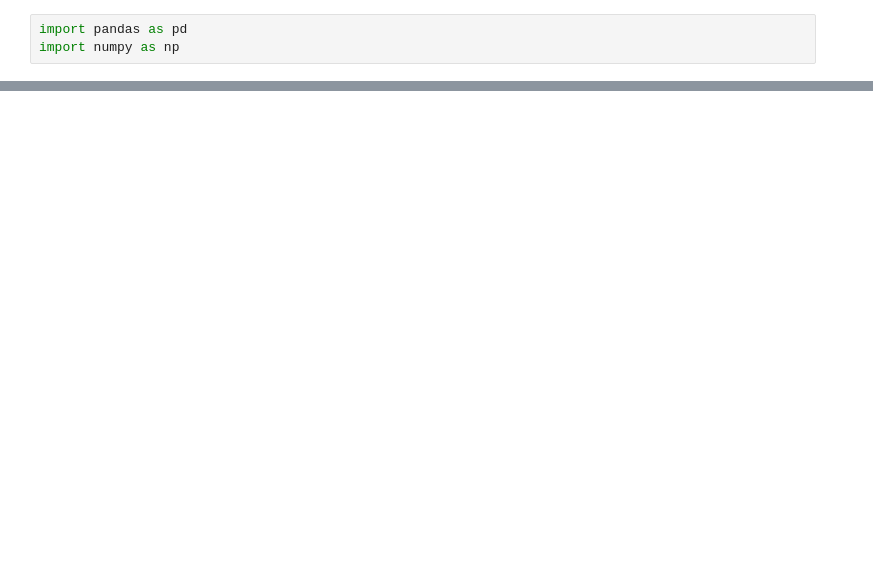
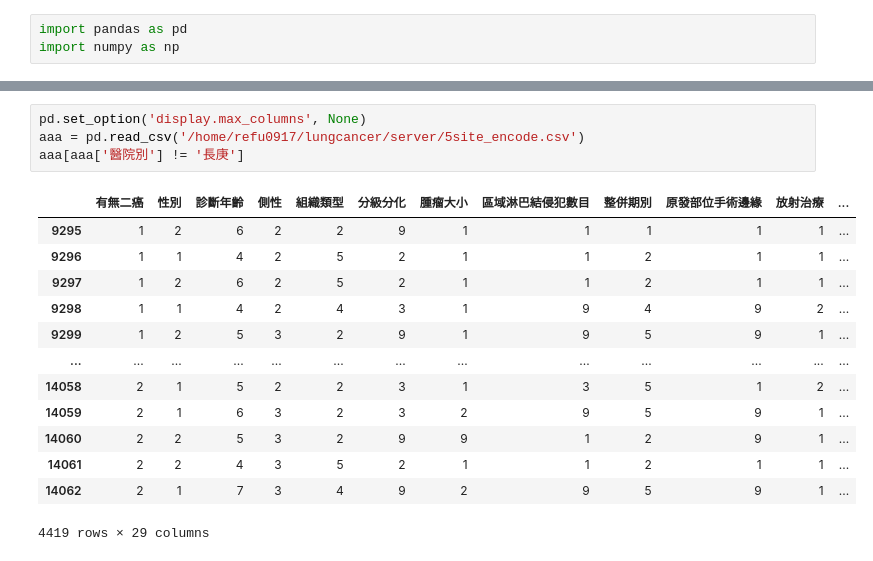
Before and after one commit to qqq951009/Federated_Learning, a Jupyter notebook: seerdb/external_data_preprocess.ipynb, the cells around one changed output, grey strips where cells are left out. Drawn from its saved outputs; the diff is of its cells as text; blank space fills up the shorter version.

```diff
--- a/seerdb/external_data_preprocess.ipynb
+++ b/seerdb/external_data_preprocess.ipynb
@@ -94,0 +121,18 @@ fpc[fpc.LOC == '中慈']
+# %%
+pd.set_option('display.max_columns', None)
+aaa = pd.read_csv('/home/refu0917/lungcancer/server/5site_encode.csv')
+aaa[aaa['醫院別'] != '長庚']
+# %% [output]
+|  | 有無二癌 | 性別 | 診斷年齡 | 側性 | 組織類型 | 分級分化 | 腫瘤大小 | 區域淋巴結侵犯數目 | 整併期別 | 原發部位手術邊緣 | 放射治療 | ... |
+| 9295 | 1 | 2 | 6 | 2 | 2 | 9 | 1 | 1 | 1 | 1 | 1 | ... |
+| 9296 | 1 | 1 | 4 | 2 | 5 | 2 | 1 | 1 | 2 | 1 | 1 | ... |
+| 9297 | 1 | 2 | 6 | 2 | 5 | 2 | 1 | 1 | 2 | 1 | 1 | ... |
+| 9298 | 1 | 1 | 4 | 2 | 4 | 3 | 1 | 9 | 4 | 9 | 2 | ... |
+| 9299 | 1 | 2 | 5 | 3 | 2 | 9 | 1 | 9 | 5 | 9 | 1 | ... |
+| ... | ... | ... | ... | ... | ... | ... | ... | ... | ... | ... | ... | ... |
+| 14058 | 2 | 1 | 5 | 2 | 2 | 3 | 1 | 3 | 5 | 1 | 2 | ... |
+| 14059 | 2 | 1 | 6 | 3 | 2 | 3 | 2 | 9 | 5 | 9 | 1 | ... |
+| 14060 | 2 | 2 | 5 | 3 | 2 | 9 | 9 | 1 | 2 | 9 | 1 | ... |
+| 14061 | 2 | 2 | 4 | 3 | 5 | 2 | 1 | 1 | 2 | 1 | 1 | ... |
+| 14062 | 2 | 1 | 7 | 3 | 4 | 9 | 2 | 9 | 5 | 9 | 1 | ... |
+4419 rows × 29 columns
```
Also changed, not shown: parts of 23 cells of this notebook, 53 other files.
